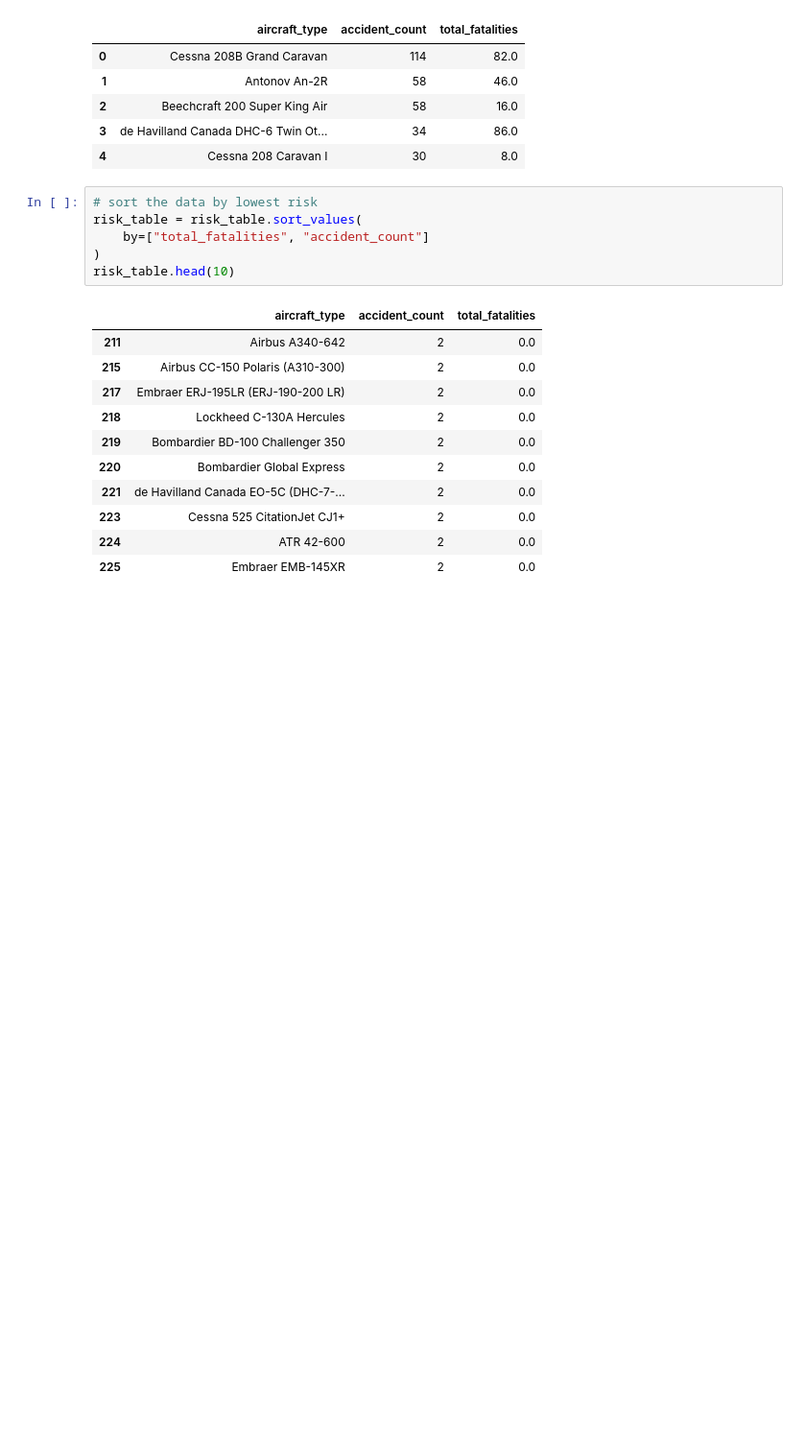
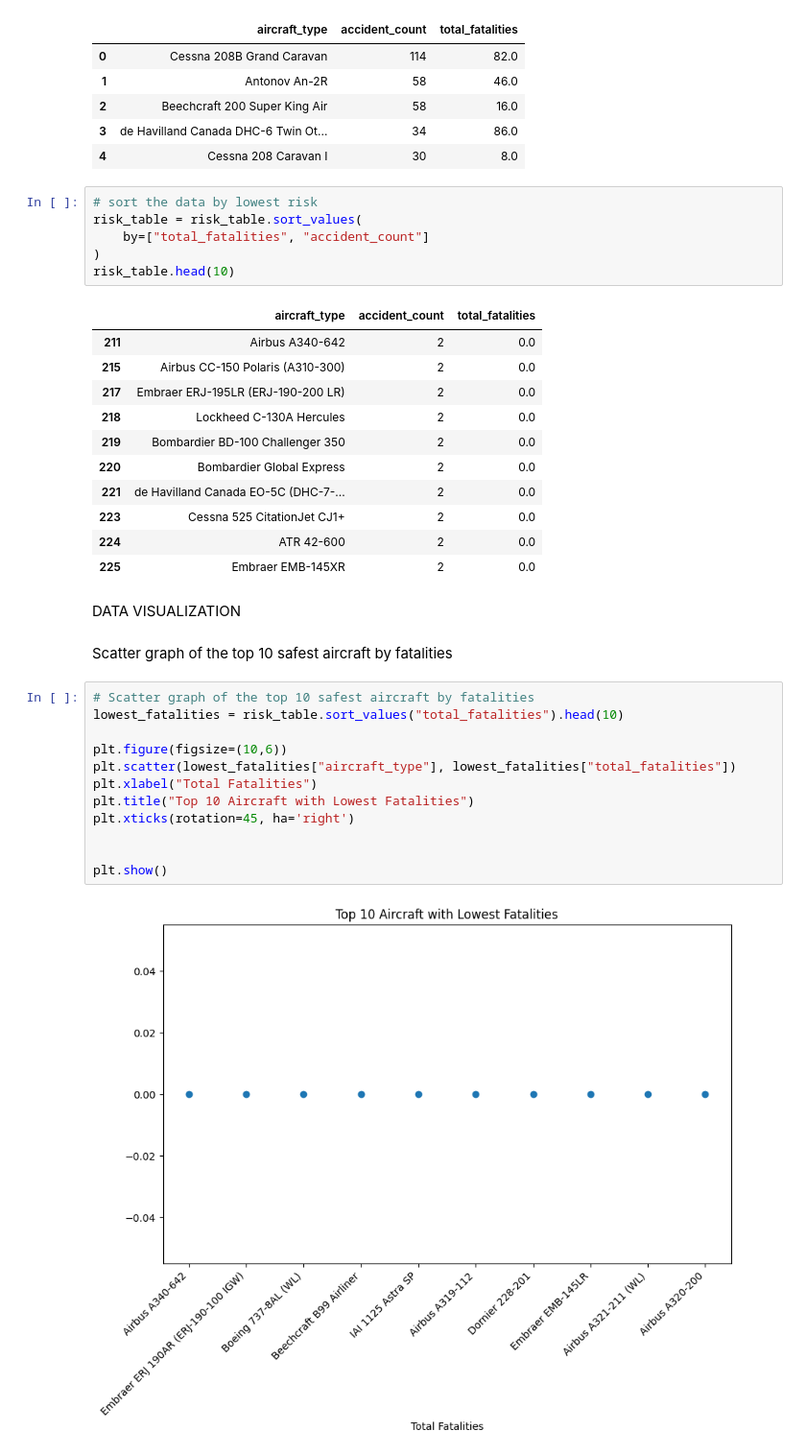
Before and after one commit to Esther-Margaret-Mwangi/Aviation-risk-analysis-project, a Jupyter notebook: aviation_risk_analysis.ipynb, the cells around one changed output. Shown at 96% size. Drawn from its saved outputs; the diff is of its cells as text; blank space fills up the shorter version.

Commit message:
data visualization

```diff
--- a/aviation_risk_analysis.ipynb
+++ b/aviation_risk_analysis.ipynb
@@ -232,3 +232,21 @@ risk_table.head(10)
 | 223 | Cessna 525 CitationJet CJ1+ | 2 | 0.0 |
 | 224 | ATR 42-600 | 2 | 0.0 |
 | 225 | Embraer EMB-145XR | 2 | 0.0 |
+# %% [markdown]
+DATA VISUALIZATION
+# %% [markdown]
+Scatter graph of the top 10 safest aircraft by fatalities
+# %%
+# Scatter graph of the top 10 safest aircraft by fatalities
+lowest_fatalities = risk_table.sort_values("total_fatalities").head(10)
+
+plt.figure(figsize=(10,6))
+plt.scatter(lowest_fatalities["aircraft_type"], lowest_fatalities["total_fatalities"])
+plt.xlabel("Total Fatalities")
+plt.title("Top 10 Aircraft with Lowest Fatalities")
+plt.xticks(rotation=45, ha='right')
+
+
+plt.show()
+# %% [output]
+[figure, added]
```
Also changed, not shown: parts of 2 cells of this notebook.
